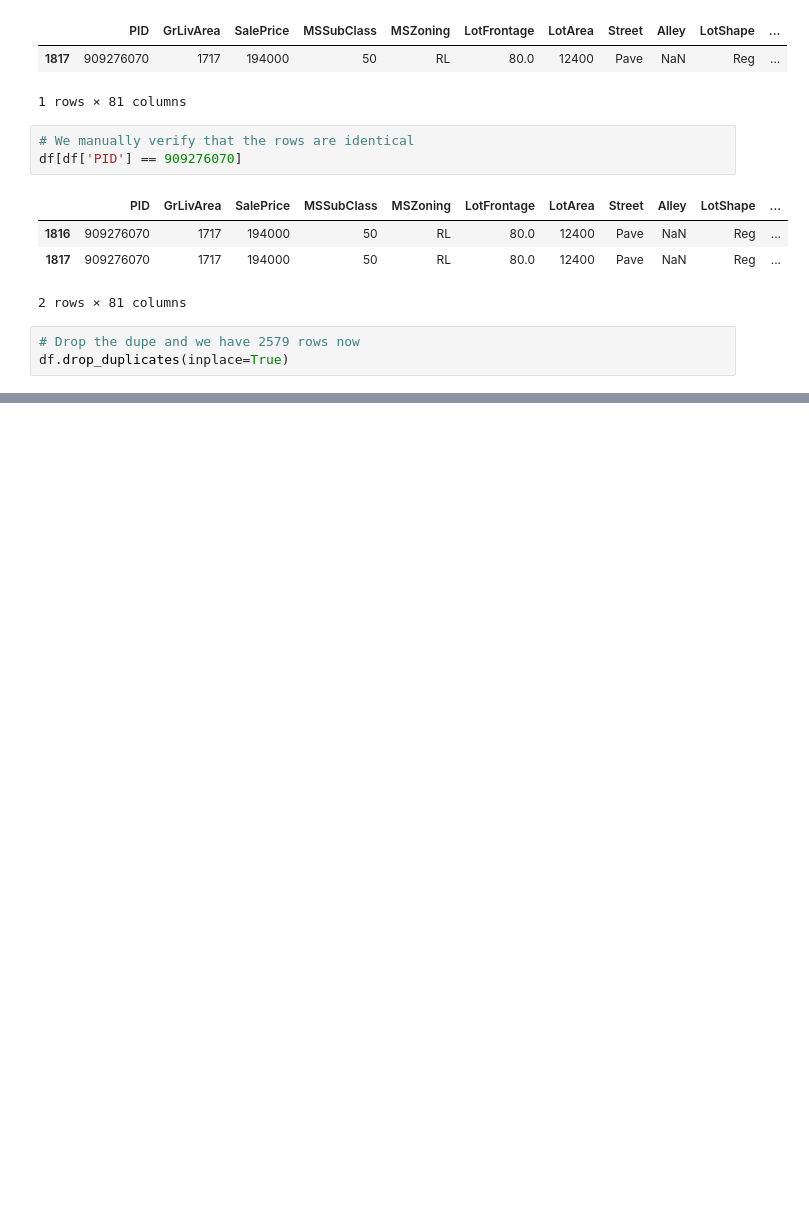
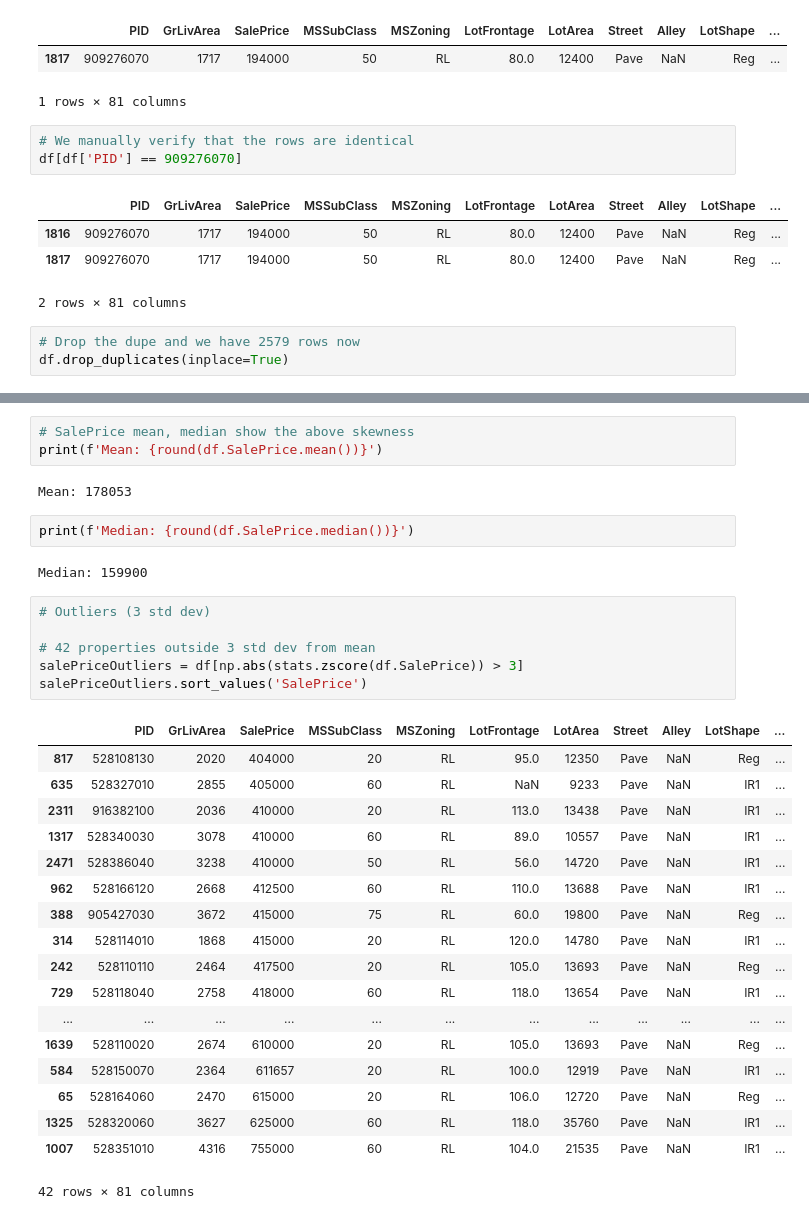
Before and after one commit to rishigoutam/ames-iowa, a Jupyter notebook: rishi/eda.ipynb, the cells around one changed output, grey strips where cells are left out. Saved outputs shown, nothing was run; the diff lists cells and outputs as text; blank space fills up the shorter version.

```diff
--- a/rishi/eda.ipynb
+++ b/rishi/eda.ipynb
@@ -130,3 +137,37 @@ plt.ylabel("Count and Density")
 plt.show()
 # %% [output]
 [figure]
+# %%
+# SalePrice mean, median show the above skewness
+print(f'Mean: {round(df.SalePrice.mean())}')
+# %% [output]
+Mean: 178053
+# %%
+print(f'Median: {round(df.SalePrice.median())}')
+# %% [output]
+Median: 159900
+# %%
+# Outliers (3 std dev)
+
+# 42 properties outside 3 std dev from mean
+salePriceOutliers = df[np.abs(stats.zscore(df.SalePrice)) > 3]
+salePriceOutliers.sort_values('SalePrice')
+# %% [output]
+|  | PID | GrLivArea | SalePrice | MSSubClass | MSZoning | LotFrontage | LotArea | Street | Alley | LotShape | ... |
+| 817 | 528108130 | 2020 | 404000 | 20 | RL | 95.0 | 12350 | Pave | NaN | Reg | ... |
+| 635 | 528327010 | 2855 | 405000 | 60 | RL | NaN | 9233 | Pave | NaN | IR1 | ... |
+| 2311 | 916382100 | 2036 | 410000 | 20 | RL | 113.0 | 13438 | Pave | NaN | IR1 | ... |
+| 1317 | 528340030 | 3078 | 410000 | 60 | RL | 89.0 | 10557 | Pave | NaN | IR1 | ... |
+| 2471 | 528386040 | 3238 | 410000 | 50 | RL | 56.0 | 14720 | Pave | NaN | IR1 | ... |
+| 962 | 528166120 | 2668 | 412500 | 60 | RL | 110.0 | 13688 | Pave | NaN | IR1 | ... |
+| 388 | 905427030 | 3672 | 415000 | 75 | RL | 60.0 | 19800 | Pave | NaN | Reg | ... |
+| 314 | 528114010 | 1868 | 415000 | 20 | RL | 120.0 | 14780 | Pave | NaN | IR1 | ... |
+| 242 | 528110110 | 2464 | 417500 | 20 | RL | 105.0 | 13693 | Pave | NaN | Reg | ... |
+| 729 | 528118040 | 2758 | 418000 | 60 | RL | 118.0 | 13654 | Pave | NaN | IR1 | ... |
+| ... | ... | ... | ... | ... | ... | ... | ... | ... | ... | ... | ... |
+| 1639 | 528110020 | 2674 | 610000 | 20 | RL | 105.0 | 13693 | Pave | NaN | Reg | ... |
+| 584 | 528150070 | 2364 | 611657 | 20 | RL | 100.0 | 12919 | Pave | NaN | IR1 | ... |
+| 65 | 528164060 | 2470 | 615000 | 20 | RL | 106.0 | 12720 | Pave | NaN | Reg | ... |
+| 1325 | 528320060 | 3627 | 625000 | 60 | RL | 118.0 | 35760 | Pave | NaN | IR1 | ... |
+| 1007 | 528351010 | 4316 | 755000 | 60 | RL | 104.0 | 21535 | Pave | NaN | IR1 | ... |
+42 rows × 81 columns
```
Also changed, not shown: parts of 15 cells of this notebook.
